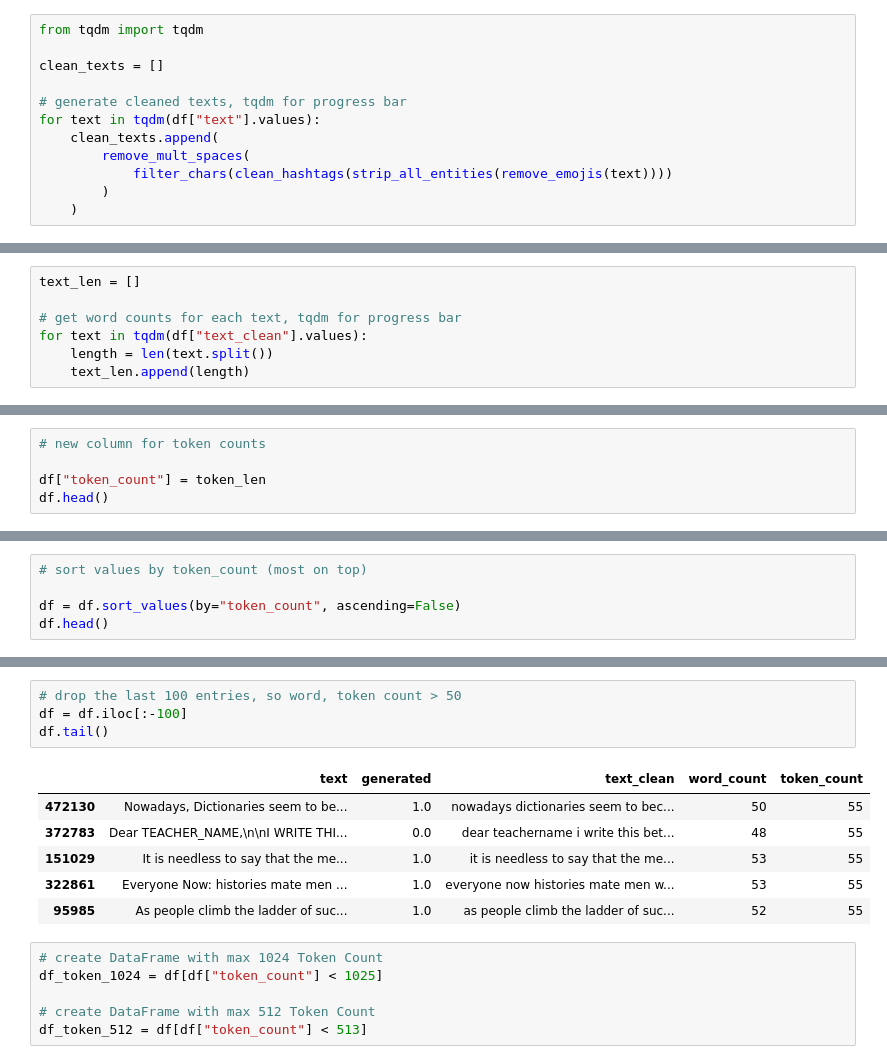
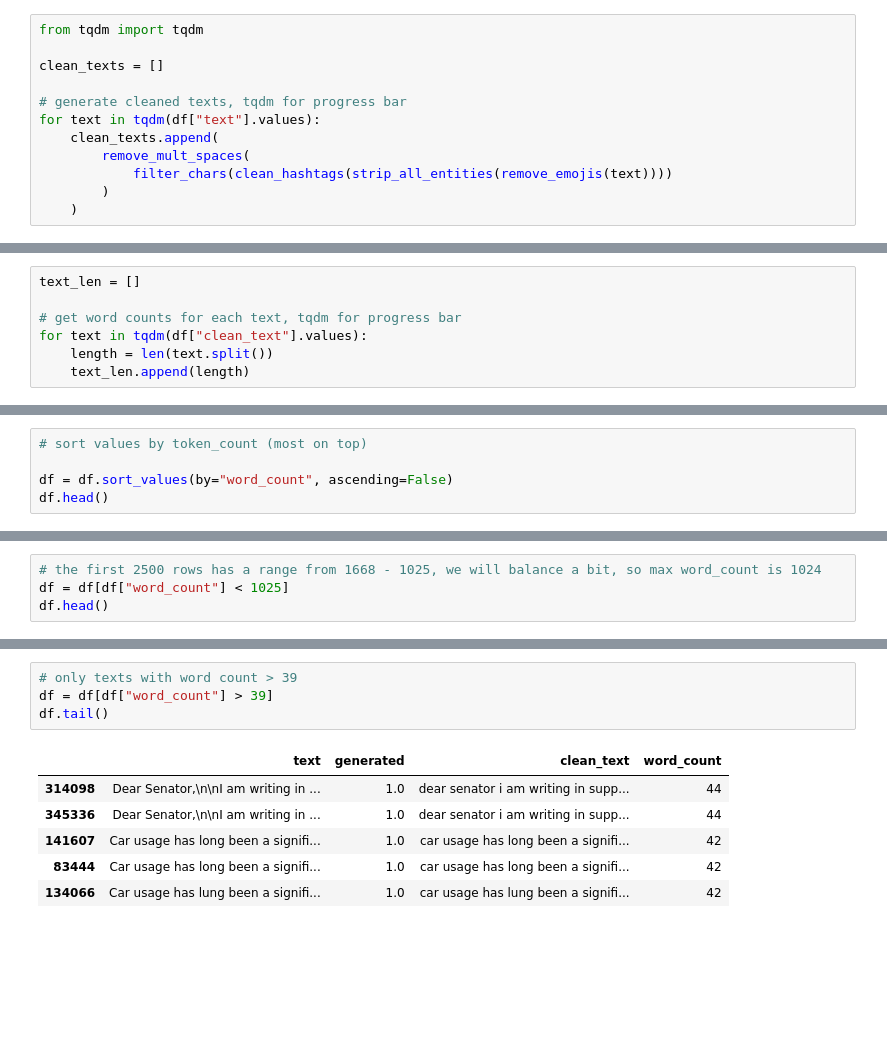
Before and after one commit to niels-2005/AI_or_Human_NLP, a Jupyter notebook: data_preprocessing.ipynb, the cells around one changed output, grey strips where cells are left out. Drawn from its saved outputs; the diff is of its cells as text; blank space fills up the shorter version.

```diff
--- a/data_preprocessing.ipynb
+++ b/data_preprocessing.ipynb
@@ -83,7 +79,7 @@ df.head()
 text_len = []
 
 # get word counts for each text, tqdm for progress bar
-for text in tqdm(df["text_clean"].values):
+for text in tqdm(df["clean_text"].values):
     length = len(text.split())
     text_len.append(length)
 # %%
@@ -115,5 +96,0 @@ for text in tqdm(df["text_clean"].values):
-# %%
-# new column for token counts
-
-df["token_count"] = token_len
-df.head()
@@ -127,6 +97,6 @@ df.head()
 # %%
 # sort values by token_count (most on top)
 
-df = df.sort_values(by="token_count", ascending=False)
+df = df.sort_values(by="word_count", ascending=False)
 df.head()
 # %% [output]
@@ -161,0 +148,4 @@ df.describe()
+# %%
+# the first 2500 rows has a range from 1668 - 1025, we will balance a bit, so max word_count is 1024
+df = df[df["word_count"] < 1025]
+df.head()
@@ -180,17 +176,11 @@ df.tail(100)
 # %%
-# drop the last 100 entries, so word, token count > 50
-df = df.iloc[:-100]
+# only texts with word count > 39
+df = df[df["word_count"] > 39]
 df.tail()
 # %% [output]
-|  | text | generated | text_clean | word_count | token_count |
-| 472130 | Nowadays, Dictionaries seem to be... | 1.0 | nowadays dictionaries seem to bec... | 50 | 55 |
-| 372783 | Dear TEACHER_NAME,\n\nI WRITE THI... | 0.0 | dear teachername i write this bet... | 48 | 55 |
-| 151029 | It is needless to say that the me... | 1.0 | it is needless to say that the me... | 53 | 55 |
-| 322861 | Everyone Now: histories mate men ... | 1.0 | everyone now histories mate men w... | 53 | 55 |
-| 95985 | As people climb the ladder of suc... | 1.0 | as people climb the ladder of suc... | 52 | 55 |
+|  | text | generated | clean_text | word_count |
+| 314098 | Dear Senator,\n\nI am writing in ... | 1.0 | dear senator i am writing in supp... | 44 |
+| 345336 | Dear Senator,\n\nI am writing in ... | 1.0 | dear senator i am writing in supp... | 44 |
+| 141607 | Car usage has long been a signifi... | 1.0 | car usage has long been a signifi... | 42 |
+| 83444 | Car usage has long been a signifi... | 1.0 | car usage has long been a signifi... | 42 |
+| 134066 | Car usage has lung been a signifi... | 1.0 | car usage has lung been a signifi... | 42 |
-# %%
-# create DataFrame with max 1024 Token Count
-df_token_1024 = df[df["token_count"] < 1025]
-
-# create DataFrame with max 512 Token Count
-df_token_512 = df[df["token_count"] < 513]
```
Also changed, not shown: parts of 29 cells of this notebook, 5 other files.
